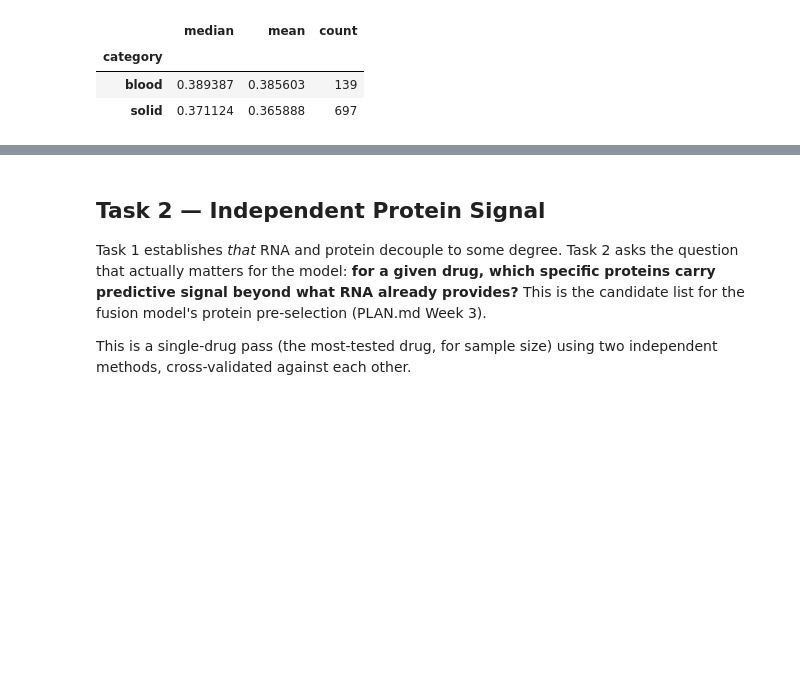
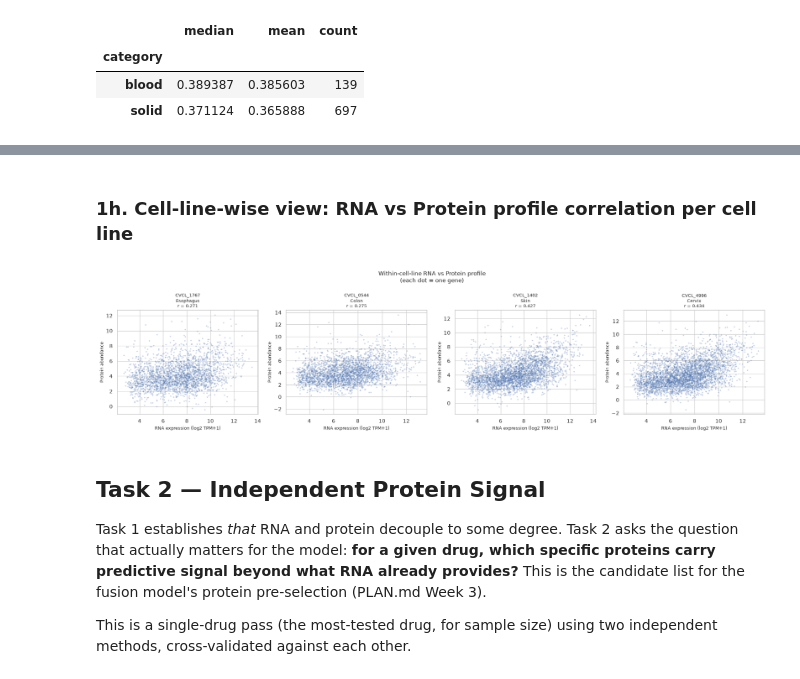
Before and after one commit to fshokor/multiomics-drug-response, a Jupyter notebook: notebooks/02_statistical_analysis.ipynb, the cells around one changed output, grey strips where cells are left out. Drawn from its saved outputs; the diff is of its cells as text; code cells hidden in the pictures; blank space fills up the shorter version.

```diff
--- a/notebooks/02_statistical_analysis.ipynb
+++ b/notebooks/02_statistical_analysis.ipynb
@@ -544,3 +606,34 @@ Mann-Whitney U p-value: 7.306e-11
+# %% [markdown]
+### 1h. Cell-line-wise view: RNA vs Protein profile correlation per cell line
+# %%
+# For a single cell line, plot its full RNA profile against its protein profile
+# across all matched genes — this is the within-cell-line relationship
+
+# Pick 4 cell lines: 2 with high cell-line-wise r, 2 with low
+cl_corr_sorted = cell_corr.sort_values()
+cells_to_plot = cl_corr_sorted.iloc[[5, 10]].index.tolist() + \
+                cl_corr_sorted.iloc[[-10, -5]].index.tolist()
+
+fig, axes = plt.subplots(1, 4, figsize=(20, 5))
+for ax, cell_id in zip(axes, cells_to_plot):
+    x = rna.loc[cell_id, common_genes].values.astype(float)
+    y = protein_aligned.loc[cell_id, common_genes].values.astype(float)
+    mask = ~np.isnan(x) & ~np.isnan(y)
+
+    r = cell_corr.loc[cell_id]
+    tissue = tissue_lookup.loc[cell_id] if cell_id in tissue_lookup.index else "unknown"
+
+    ax.scatter(x[mask], y[mask], alpha=0.3, s=8, linewidths=0, color="#4C72B0")
+    ax.set_xlabel("RNA expression (log2 TPM+1)", fontsize=9)
+    ax.set_ylabel("Protein abundance", fontsize=9)
+    ax.set_title(f"{cell_id}\n{tissue}\nr = {r:.3f}", fontsize=9)
+
+fig.suptitle("Within-cell-line RNA vs Protein profile\n(each dot = one gene)", fontsize=12)
+fig.tight_layout()
+fig.savefig(FIGURES_DIR / "fig1h_cell_line_wise_rna_protein.png", dpi=200, bbox_inches="tight")
+plt.show()
+# %% [output]
+[figure, added]
 # %% [markdown]
 ## Task 2 — Independent Protein Signal
 
```
Also changed, not shown: parts of 5 cells of this notebook, 2 other files.
